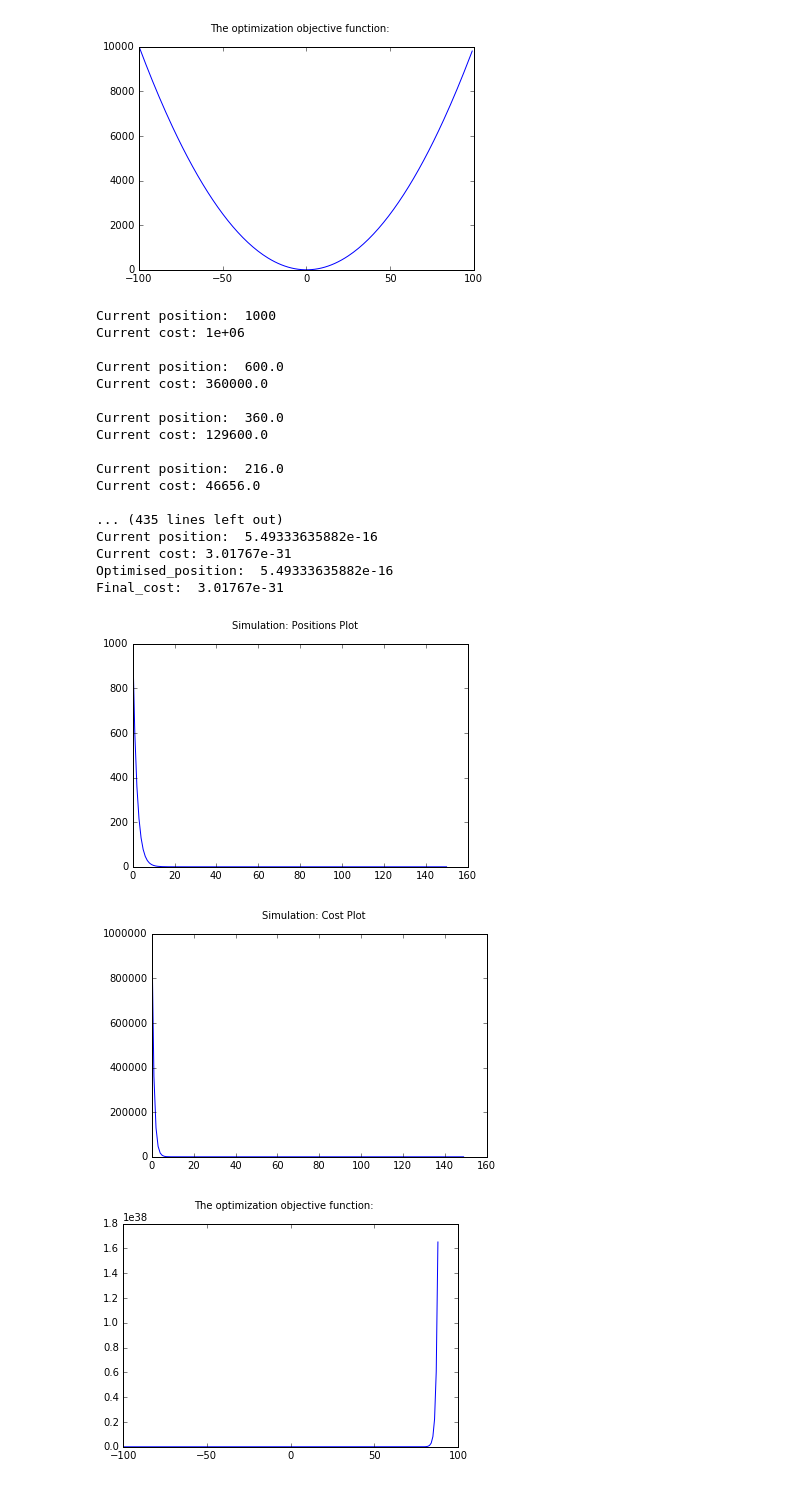
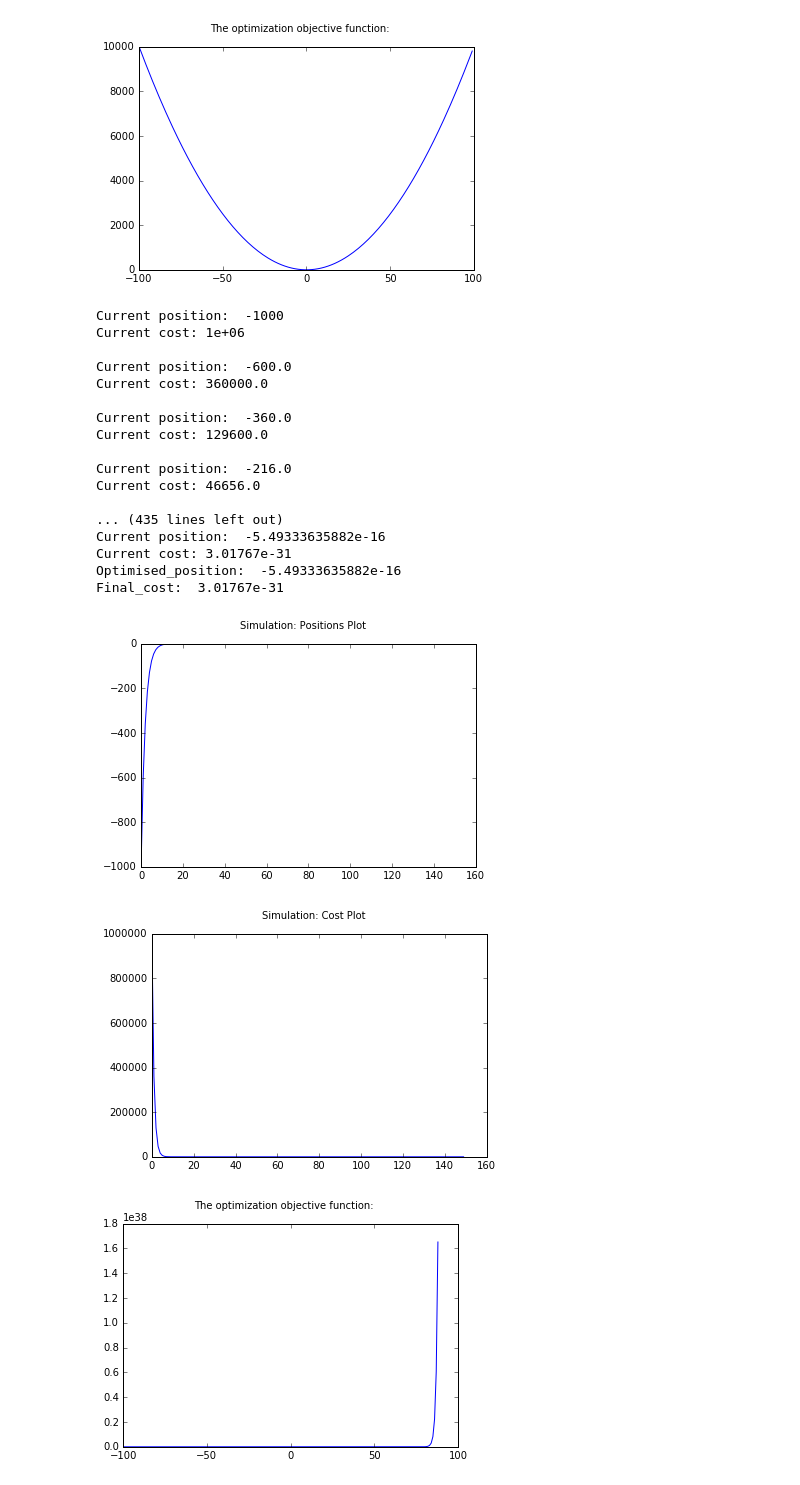
Before and after one commit to akanimax/my-deity, a Jupyter notebook: Scripts/IDEA_2/RANIK optimizer 2.0.ipynb, the cells around one changed output. Drawn from its saved outputs; the diff is of its cells as text; code cells hidden in the pictures.

```diff
--- a/Scripts/IDEA_2/RANIK optimizer 2.0.ipynb
+++ b/Scripts/IDEA_2/RANIK optimizer 2.0.ipynb
@@ -245,37 +245,37 @@ plt.plot(range(-100, 100), y_vals);
 # %%
 # Now run the simulation on this curve:
 # run the simulation n times from start position 1000:
-last_pos, last_cost, x_vals, y_vals = simulate(y, x, 1000,
+last_pos, last_cost, x_vals, y_vals = simulate(y, x, -1000,
                                                modified_newton_raphson, no_of_iterations=150, feed_back=True)
 
 plt.figure().suptitle("Simulation: Positions Plot")
 plt.plot(x_vals);
 
 plt.figure().suptitle("Simulation: Cost Plot")
 plt.plot(y_vals);
 
 # print the final values:
 print("Optimised_position: ", last_pos)
 print("Final_cost: ", last_cost)
 # %% [output]
-Current position:  1000
+Current position:  -1000
 Current cost: 1e+06
 
-Current position:  600.0
+Current position:  -600.0
 Current cost: 360000.0
 
-Current position:  360.0
+Current position:  -360.0
 Current cost: 129600.0
 
-Current position:  216.0
+Current position:  -216.0
 Current cost: 46656.0
 
 ... (435 lines left out)
-Current position:  5.49333635882e-16
+Current position:  -5.49333635882e-16
 Current cost: 3.01767e-31
-Optimised_position:  5.49333635882e-16
+Optimised_position:  -5.49333635882e-16
 Final_cost:  3.01767e-31
-[figure, old version]
+[figure, new version]
 [figure]
 # %%
 # define the function for optimization
```
Also changed, not shown: parts of 1 cell of this notebook.
